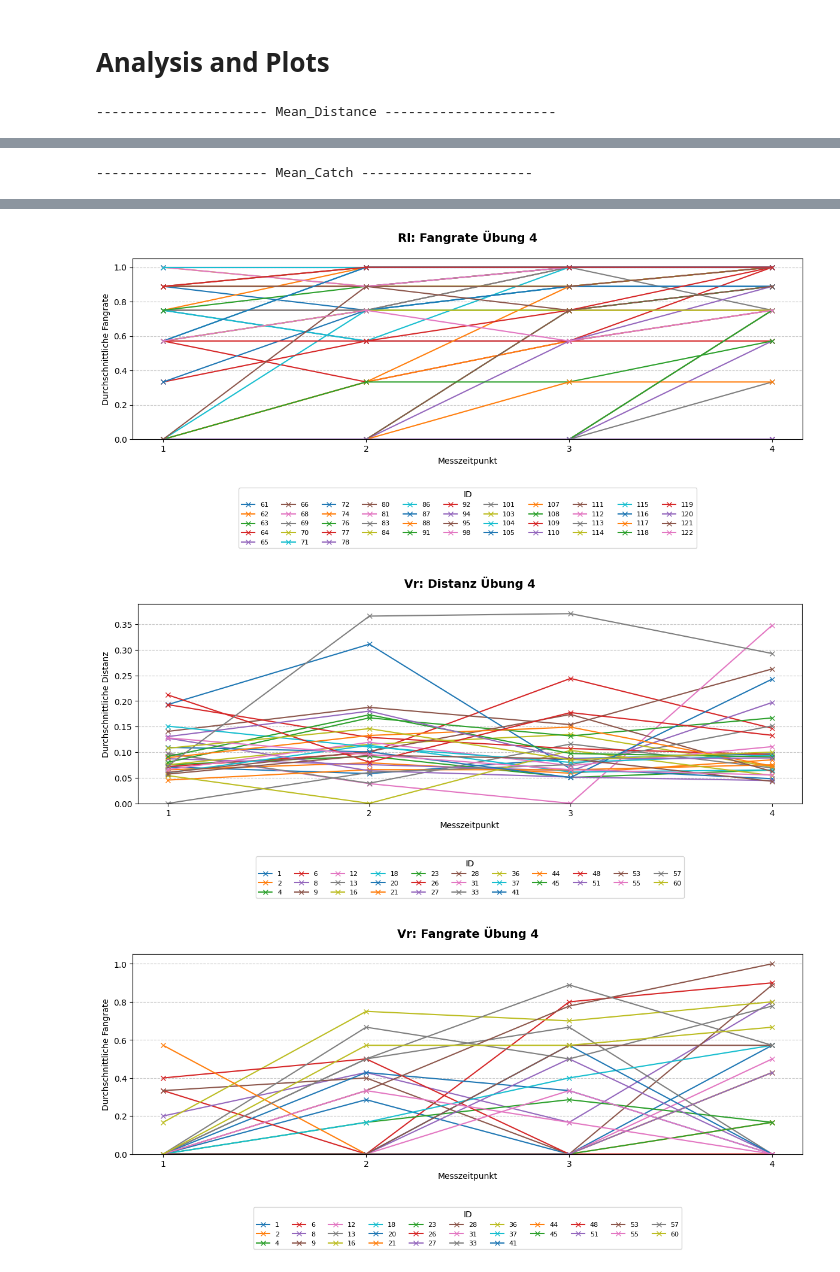
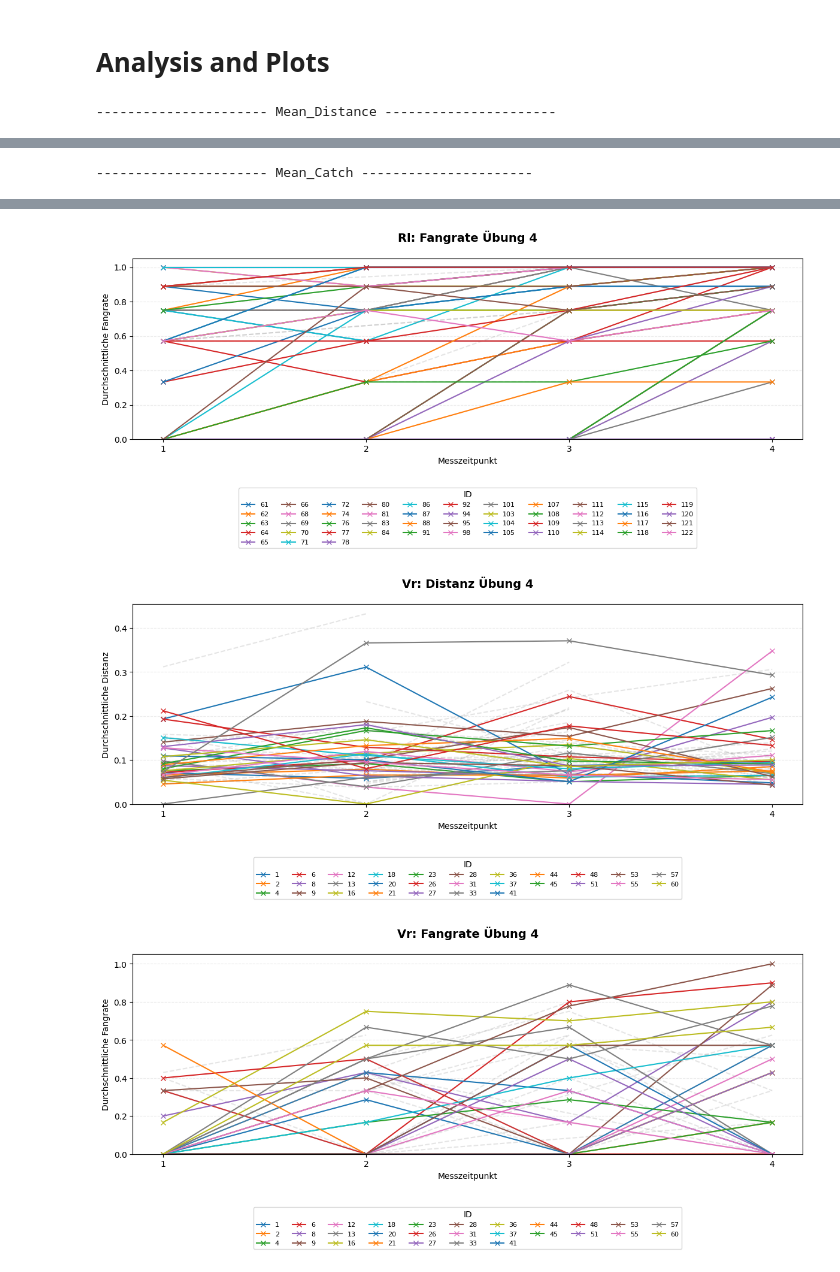
Before and after one commit to laurajaentsch/Masterarbeit, a Jupyter notebook: Exercise_4.ipynb, the cells around one changed output, grey strips where cells are left out. Drawn from its saved outputs; the diff is of its cells as text; code cells hidden in the pictures.

```diff
--- a/Exercise_4.ipynb
+++ b/Exercise_4.ipynb
@@ -22,7 +22,7 @@ def get_valid_df(df: pd.DataFrame) -> pd.DataFrame:
 
 
 def transform_VR_in_long_format(must_catch: bool) -> pd.DataFrame:
-    df = pd.read_csv('./EntgegenFangen.csv')
+    df = pd.read_csv('./data/EntgegenFangen.csv')
 
     # filter out all rows where - is in date
     df = df[~df["Date"].str.contains(" - ")]
@@ -146,7 +146,7 @@ def make_long(df: pd.DataFrame, group: str, must_catch: bool) -> pd.DataFrame:
 
     # do min max normalization for Distance
     df_result["Distance"] = (df_result["Distance"] - df_result["Distance"].min()) / (
-                df_result["Distance"].max() - df_result["Distance"].min())
+            df_result["Distance"].max() - df_result["Distance"].min())
 
     # sprt by ID and TrialIndex
     df_result = df_result.sort_values(by=["ID", "TrialInfo"])
@@ -261,7 +261,7 @@ def plot_improvement_over_time(df: pd.DataFrame, exercise=4):
         plt.show()
 
 
-def plot_results_per_ID_within_group(df: pd.DataFrame, groups, exercise=4):
+def plot_results_per_ID_within_group(df: pd.DataFrame, exercise=4):
     df["Catch"] = df["Catch"].replace({"True": 1, "False": 0})
     df.Catch = df.Catch.astype(int)
     df["Group"] = df["Group"].replace({"RL 7e": "RL", "RL 7f": "RL"})
@@ -288,7 +288,11 @@ def plot_results_per_ID_within_group(df: pd.DataFrame, groups, exercise=4):
 
             for participant in unique_ids:
                 participant_data = group_data[group_data["ID"] == participant]
-                plt.plot(participant_data["TrialInfo"], participant_data[objective], marker='x', label=participant)
+                if participant_data["TrialInfo"].nunique() == 4:
+                    plt.plot(participant_data["TrialInfo"], participant_data[objective], marker='x', label=participant)
+                else:
+                    plt.plot(participant_data["TrialInfo"], participant_data[objective], linestyle='--', color='gray',
+                             alpha=0.20, label="_nolegend_")
 
             plt.xlabel("Messzeitpunkt")
             y_label = "Durchschnittliche Fangrate" if objective == "Mean_Catch" else "Durchschnittliche Distanz"
@@ -305,17 +309,17 @@ def plot_results_per_ID_within_group(df: pd.DataFrame, groups, exercise=4):
                 fontsize=8,
                 title_fontsize=10
             )
-            plt.grid(axis='y', linestyle='--', alpha=0.7)
+            plt.grid(axis='y', linestyle='--', alpha=0.25)
             plt.tight_layout()
             plt.savefig("./figures/Übung 4/individual_results_per_ID_{}_{}_{}.png".format(group, objective, exercise),
                         dpi=300)
             plt.show()
 # %%
-configuration = "valid_catched_False"
+configuration = "all_catched_False"
 
 df = pd.read_csv(f"data/Exercise_4_{configuration}.csv")
 groups = ["Kontrollgruppe", "RL 7e", "RL 7f", "VR"]
 plot_improvement_over_time(df.copy())
-plot_results_per_ID_within_group(df.copy(), groups)
+plot_results_per_ID_within_group(df.copy())
 # %% [output]
 ---------------------- Mean_Distance ----------------------
@@ -326,5 +330,5 @@ plot_results_per_ID_within_group(df.copy(), groups)
 [figure]
 [figure]
 [figure]
-[figure, old version]
+[figure, new version]
 [figure]
```
Also changed, not shown: parts of 1 cell of this notebook, 7 other files.
